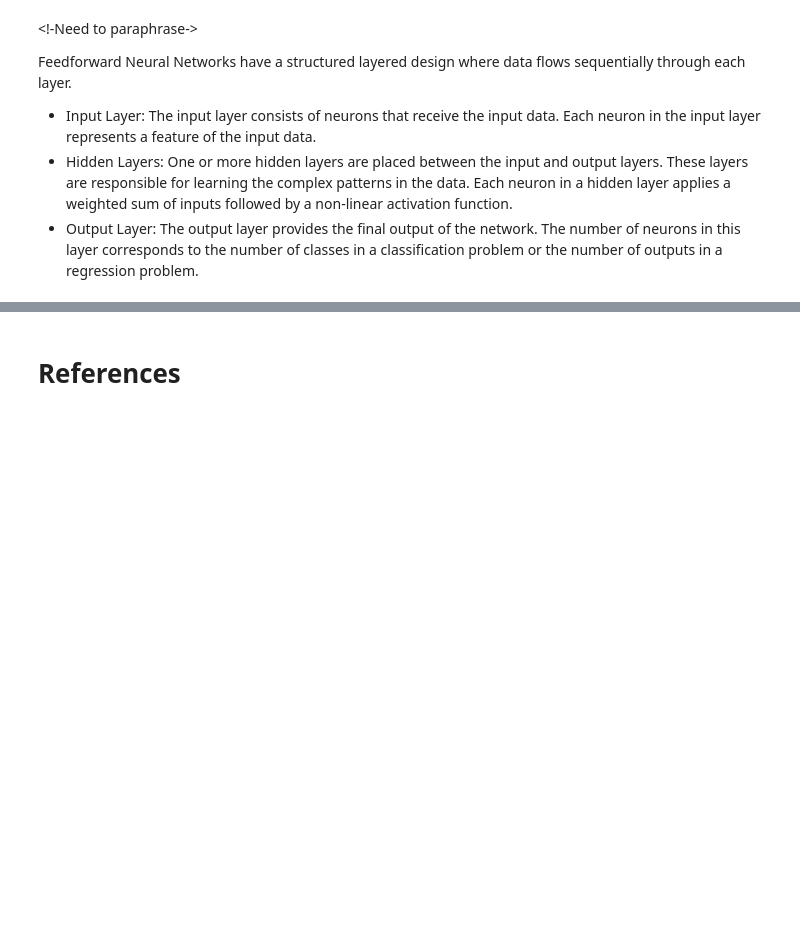
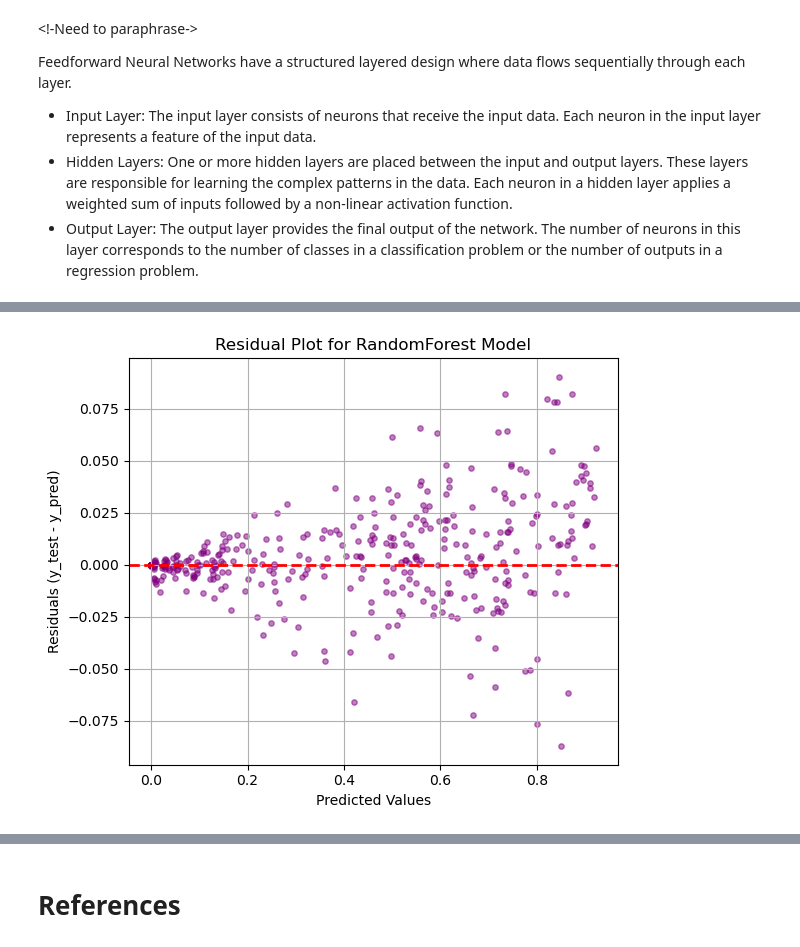
Before and after one commit to Abrar051/Machine_Learning_Algorithm_Solar_Power_Prediction, a Jupyter notebook: Machine_Learning_Algorithm_Final_Coursework.ipynb, the cells around one changed output, grey strips where cells are left out. Drawn from its saved outputs; the diff is of its cells as text; code cells hidden in the pictures; blank space fills up the shorter version.

```diff
--- a/Machine_Learning_Algorithm_Final_Coursework.ipynb
+++ b/Machine_Learning_Algorithm_Final_Coursework.ipynb
@@ -938,0 +1313,20 @@ Feedforward Neural Networks have a structured layered design where data flows se
+# %%
+# Ensuring y_test and y_pred are both 1D arrays of same length
+y_test_aligned = np.array(y_test).flatten()
+y_pred_aligned = np.array(y_pred_rf).flatten()
+
+# Compute residuals
+residuals = y_test_aligned - y_pred_aligned
+
+# Residual plot
+plt.figure(figsize=(6,5))
+plt.scatter(y_pred_aligned, residuals, alpha=0.5, s=15, color='purple')
+plt.axhline(0, color='red', linestyle='--', lw=2)  # horizontal line at 0
+plt.xlabel('Predicted Values')
+plt.ylabel('Residuals (y_test - y_pred)')
+plt.title('Residual Plot for RandomForest Model')
+plt.grid(True)
+plt.tight_layout()
+plt.show()
+# %% [output]
+[figure, added]
```
Also changed, not shown: parts of 44 cells of this notebook.
